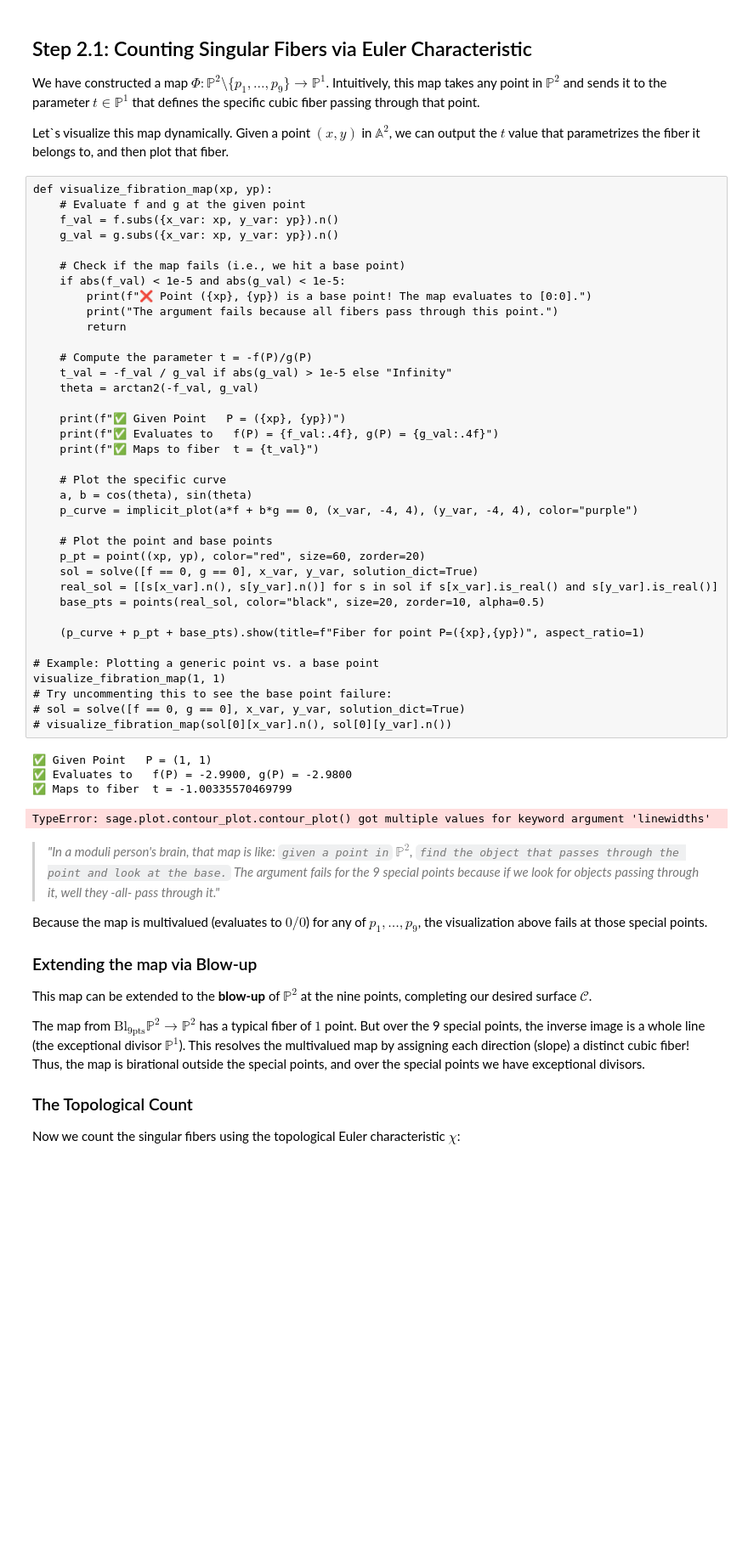
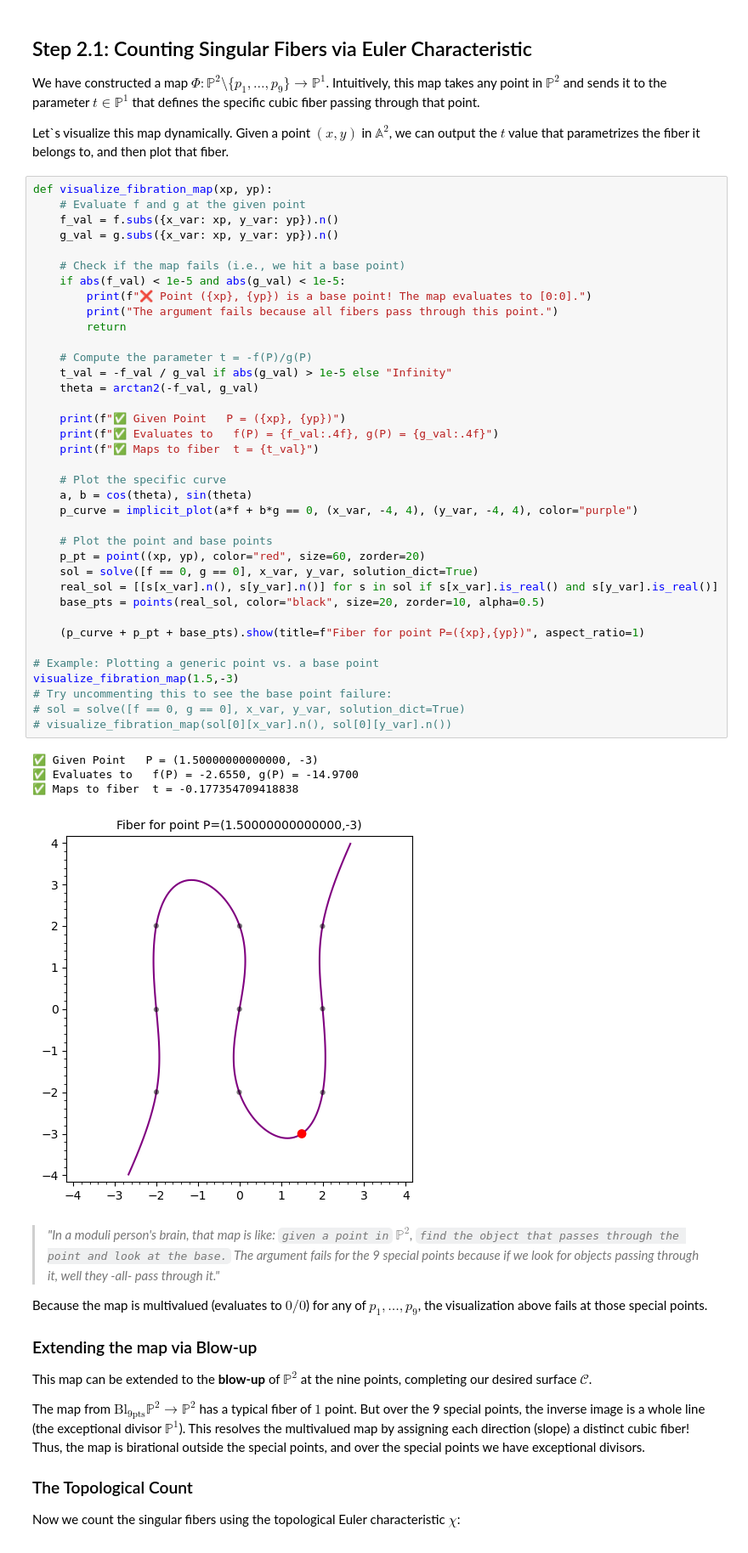
Before and after one commit to irojasr/Math, a Jupyter notebook: 605C/P/Worksps/EllCurvProj.ipynb, the cells around one changed output. Shown at 85% size. Saved outputs shown, nothing was run; the diff lists cells and outputs as text; blank space fills up the shorter version.

```diff
--- a/605C/P/Worksps/EllCurvProj.ipynb
+++ b/605C/P/Worksps/EllCurvProj.ipynb
@@ -127,38 +127,38 @@ def visualize_fibration_map(xp, yp):
     if abs(f_val) < 1e-5 and abs(g_val) < 1e-5:
         print(f"❌ Point ({xp}, {yp}) is a base point! The map evaluates to [0:0].")
         print("The argument fails because all fibers pass through this point.")
         return
 
     # Compute the parameter t = -f(P)/g(P)
     t_val = -f_val / g_val if abs(g_val) > 1e-5 else "Infinity"
     theta = arctan2(-f_val, g_val)
 
     print(f"✅ Given Point   P = ({xp}, {yp})")
     print(f"✅ Evaluates to   f(P) = {f_val:.4f}, g(P) = {g_val:.4f}")
     print(f"✅ Maps to fiber  t = {t_val}")
 
     # Plot the specific curve
     a, b = cos(theta), sin(theta)
     p_curve = implicit_plot(a*f + b*g == 0, (x_var, -4, 4), (y_var, -4, 4), color="purple")
 
     # Plot the point and base points
     p_pt = point((xp, yp), color="red", size=60, zorder=20)
     sol = solve([f == 0, g == 0], x_var, y_var, solution_dict=True)
     real_sol = [[s[x_var].n(), s[y_var].n()] for s in sol if s[x_var].is_real() and s[y_var].is_real()]
     base_pts = points(real_sol, color="black", size=20, zorder=10, alpha=0.5)
 
     (p_curve + p_pt + base_pts).show(title=f"Fiber for point P=({xp},{yp})", aspect_ratio=1)
 
 # Example: Plotting a generic point vs. a base point
-visualize_fibration_map(1, 1)
+visualize_fibration_map(1.5,-3)
 # Try uncommenting this to see the base point failure:
 # sol = solve([f == 0, g == 0], x_var, y_var, solution_dict=True)
 # visualize_fibration_map(sol[0][x_var].n(), sol[0][y_var].n())
 # %% [output]
-✅ Given Point   P = (1, 1)
-✅ Evaluates to   f(P) = -2.9900, g(P) = -2.9800
-✅ Maps to fiber  t = -1.00335570469799
+✅ Given Point   P = (1.50000000000000, -3)
+✅ Evaluates to   f(P) = -2.6550, g(P) = -14.9700
+✅ Maps to fiber  t = -0.177354709418838
-TypeError: sage.plot.contour_plot.contour_plot() got multiple values for keyword argument 'linewidths'
+[figure, added]
 # %% [markdown]
 > *"In a moduli person's brain, that map is like: `given a point in` $\mathbb{P}^2$, `find the object that passes through the point and look at the base.` The argument fails for the 9 special points because if we look for objects passing through it, well they -all- pass through it."*
 
```
Also changed, not shown: parts of 3 cells of this notebook, 8 other files.
